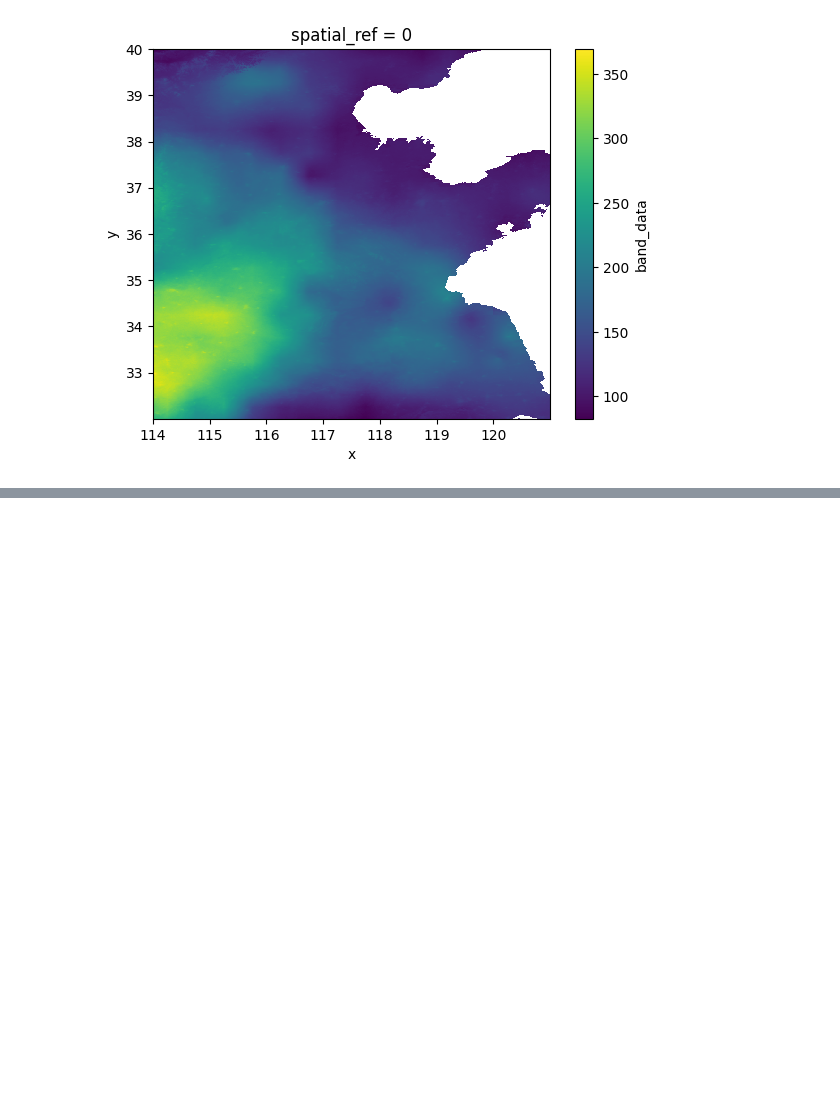
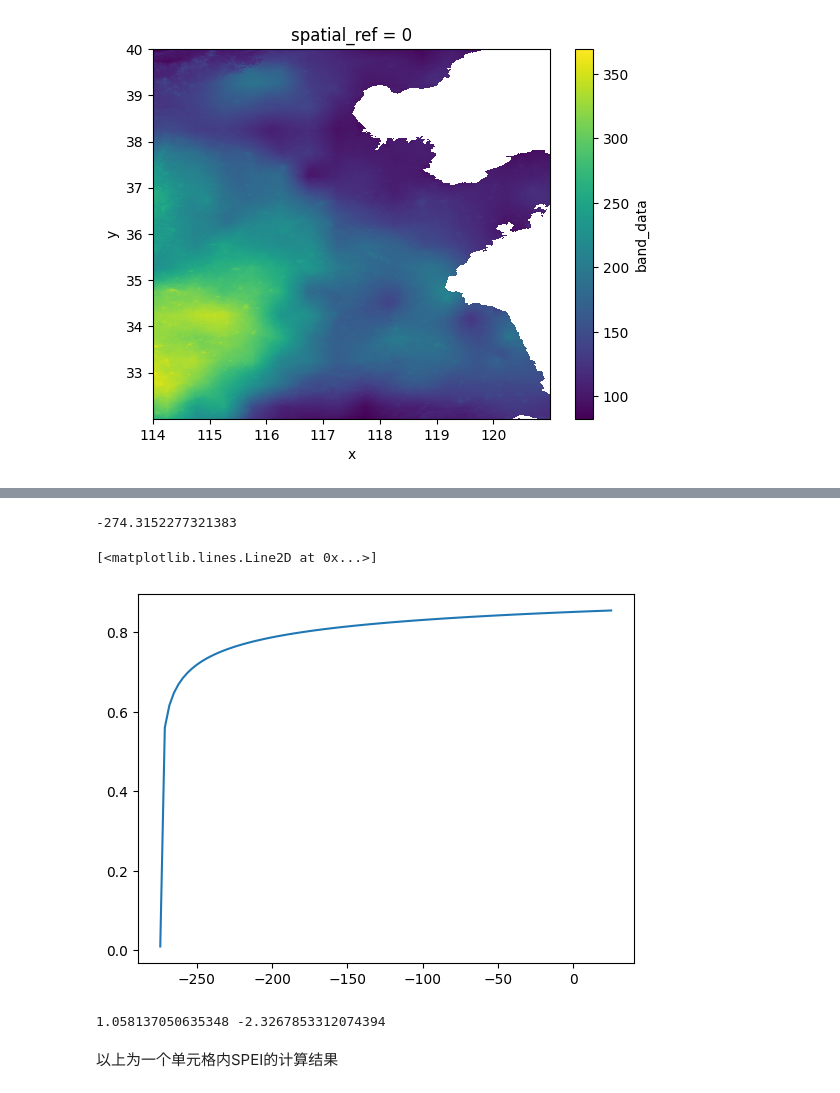
Before and after one commit to zyzh2002/risk_evaluation, a Jupyter notebook: scripts/calc/SPEI/calcSPEI.ipynb, the cells around one changed output, grey strips where cells are left out. Cells and saved outputs as stored; diff of their text form; code cells hidden in the pictures; blank space fills up the shorter version.

```diff
--- a/scripts/calc/SPEI/calcSPEI.ipynb
+++ b/scripts/calc/SPEI/calcSPEI.ipynb
@@ -100,0 +130,18 @@ Data variables:
+# %%
+def read_pet():
+    filename_lst = []
+    base_dir = "../../outputs/pet-resampled/"
+    for i in range(2000,2016):
+        year = i
+        for j in range(1,13):
+            month = j
+            filename_lst.append(base_dir + str(year) + "_" + str(month).zfill(2) + ".tif")
+
+    data_frame = []
+    for i in filename_lst:
+        print(i)
+        test_pet_frame = xr.open_dataset(i).squeeze("band",drop=True)
+        data_frame.append(test_pet_frame.band_data.to_numpy())
+    return np.array(data_frame)
+
+pet_monthly_mat=read_pet()
@@ -100,0 +166,19 @@ Data variables:
+# %%
+d_monthly_mat = precip_monthly_mat - pet_monthly_mat
+
+d_test=d_monthly_mat[:,0,0]
+# %%
+para=sp.stats.fisk.fit(d_test)
+# %%
+sp.stats.fisk.ppf(0.05, *para)
+#sp.stats.fisk.ppf(0.855, *para)
+# %% [output]
+-274.3152277321383
+# %%
+x = np.linspace(sp.stats.fisk.ppf(0.01, *para),
+                sp.stats.fisk.ppf(0.855, *para), 100)
+
+plt.plot(x, sp.stats.fisk.cdf(x, *para))
+# %% [output]
+[<matplotlib.lines.Line2D at 0x...>]
+[figure, added]
@@ -100,0 +187,22 @@ Data variables:
+# %%
+def get_spei(p):
+    spei_lst = []
+    c0,c1,c2,d1,d2,d3 = 2.515517,0.802853,0.010328,1.432788,0.189269,0.001308
+    for i in p:
+        if i <= 0.5:
+            w = np.sqrt(-2*np.log(i))
+            spei = w - (c0+c1*w+c2*(w**2))/(1+d1*w+d2*(w**2)+d3*(w**3))
+        elif i > 0.5:
+            w = np.sqrt(-2*np.log(1-i))
+            spei = -(w - (c0+c1*w+c2*(w**2))/(1+d1*w+d2*(w**2)+d3*(w**3)))
+        spei_lst.append(spei)
+    return np.array(spei_lst)
+
+
+a = get_spei(p_test)
+
+print(max(a),min(a))
+# %% [output]
+1.058137050635348 -2.3267853312074394
+# %% [markdown]
+以上为一个单元格内SPEI的计算结果
```
Also changed, not shown: parts of 11 cells of this notebook.
